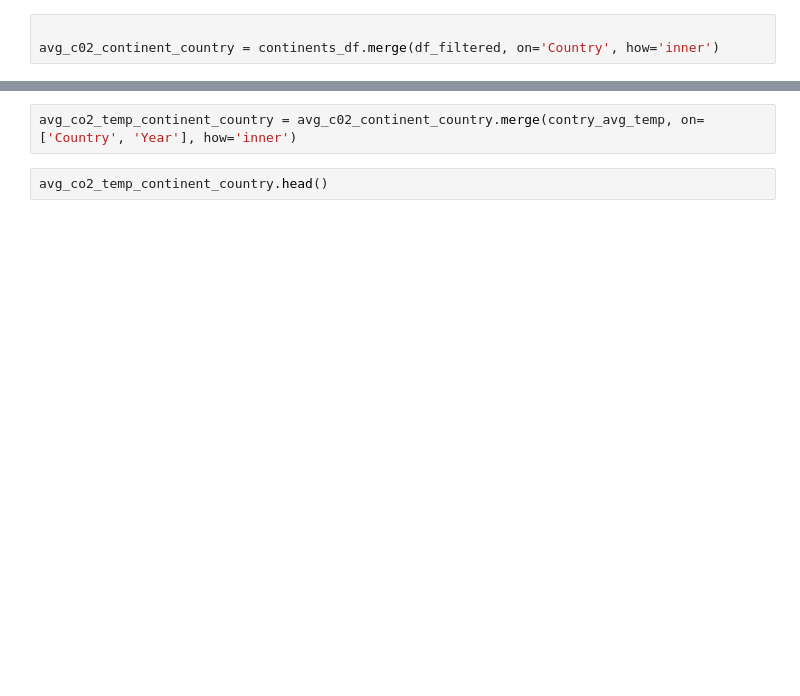
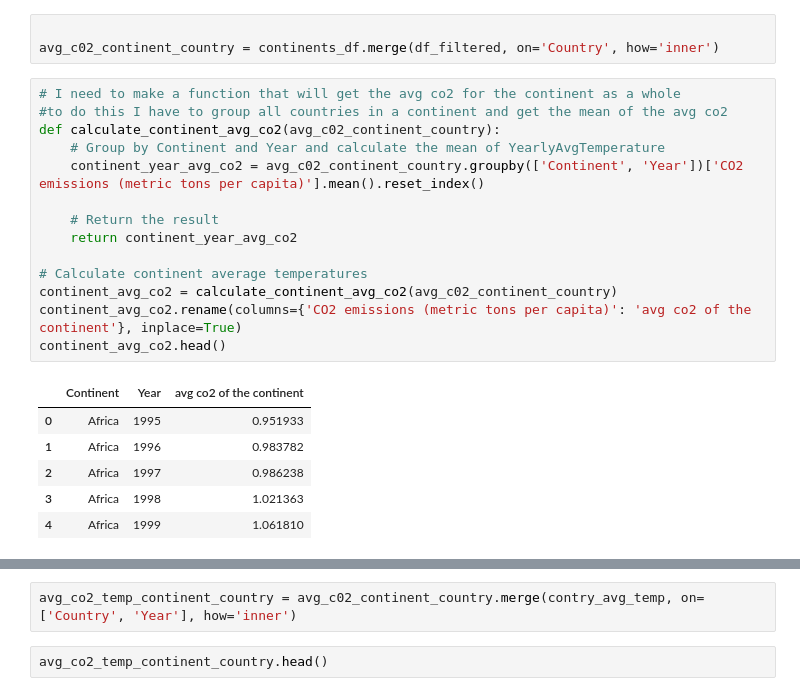
Before and after one commit to hsingh8015/project1, a Jupyter notebook: continental_avg_temp_change.ipynb, the cells around one changed output, grey strips where cells are left out. Drawn from its saved outputs; the diff is of its cells as text; blank space fills up the shorter version.

```diff
--- a/continental_avg_temp_change.ipynb
+++ b/continental_avg_temp_change.ipynb
@@ -151,3 +151,24 @@ See the caveats in the documentation: https://pandas.pydata.org/pandas-docs/stab
 # %%
 
 avg_c02_continent_country = continents_df.merge(df_filtered, on='Country', how='inner')
+# %%
+# I need to make a function that will get the avg co2 for the continent as a whole
+#to do this I have to group all countries in a continent and get the mean of the avg co2
+def calculate_continent_avg_co2(avg_c02_continent_country):
+    # Group by Continent and Year and calculate the mean of YearlyAvgTemperature
+    continent_year_avg_co2 = avg_c02_continent_country.groupby(['Continent', 'Year'])['CO2 emissions (metric tons per capita)'].mean().reset_index()
+
+    # Return the result
+    return continent_year_avg_co2
+
+# Calculate continent average temperatures
+continent_avg_co2 = calculate_continent_avg_co2(avg_c02_continent_country)
+continent_avg_co2.rename(columns={'CO2 emissions (metric tons per capita)': 'avg co2 of the continent'}, inplace=True)
+continent_avg_co2.head()
+# %% [output]
+|  | Continent | Year | avg co2 of the continent |
+| 0 | Africa | 1995 | 0.951933 |
+| 1 | Africa | 1996 | 0.983782 |
+| 2 | Africa | 1997 | 0.986238 |
+| 3 | Africa | 1998 | 1.021363 |
+| 4 | Africa | 1999 | 1.061810 |
```
Also changed, not shown: parts of 2 cells of this notebook.
